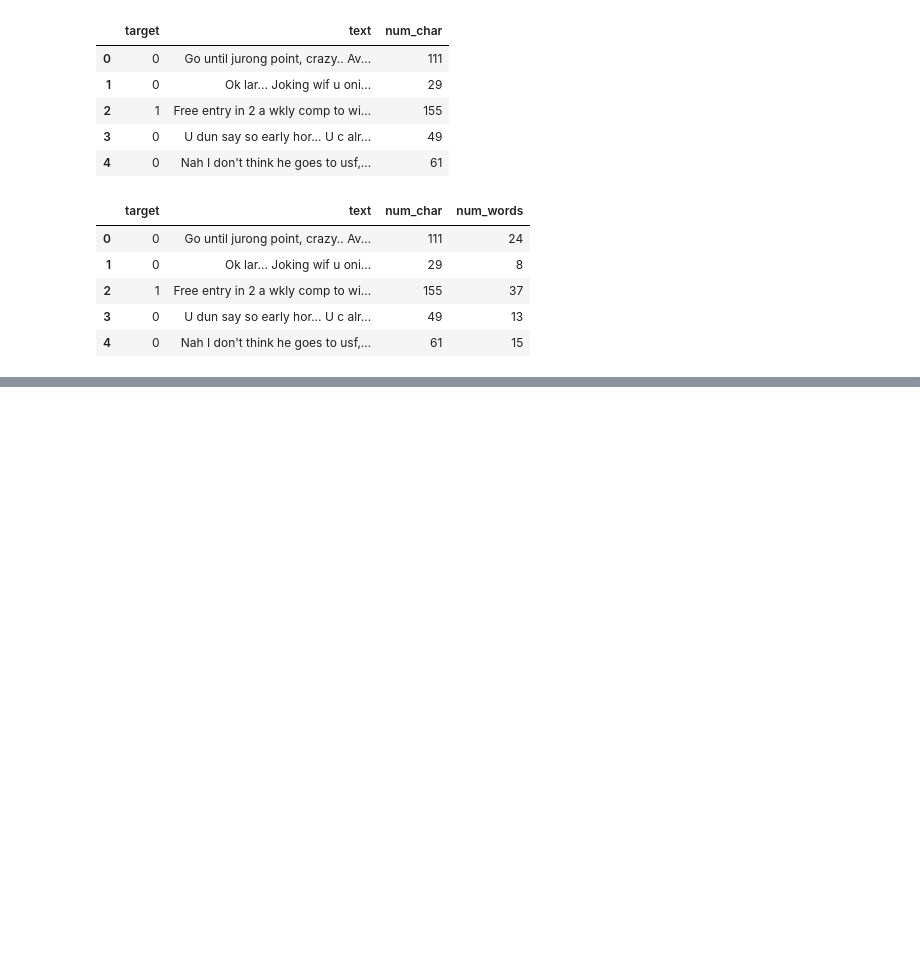
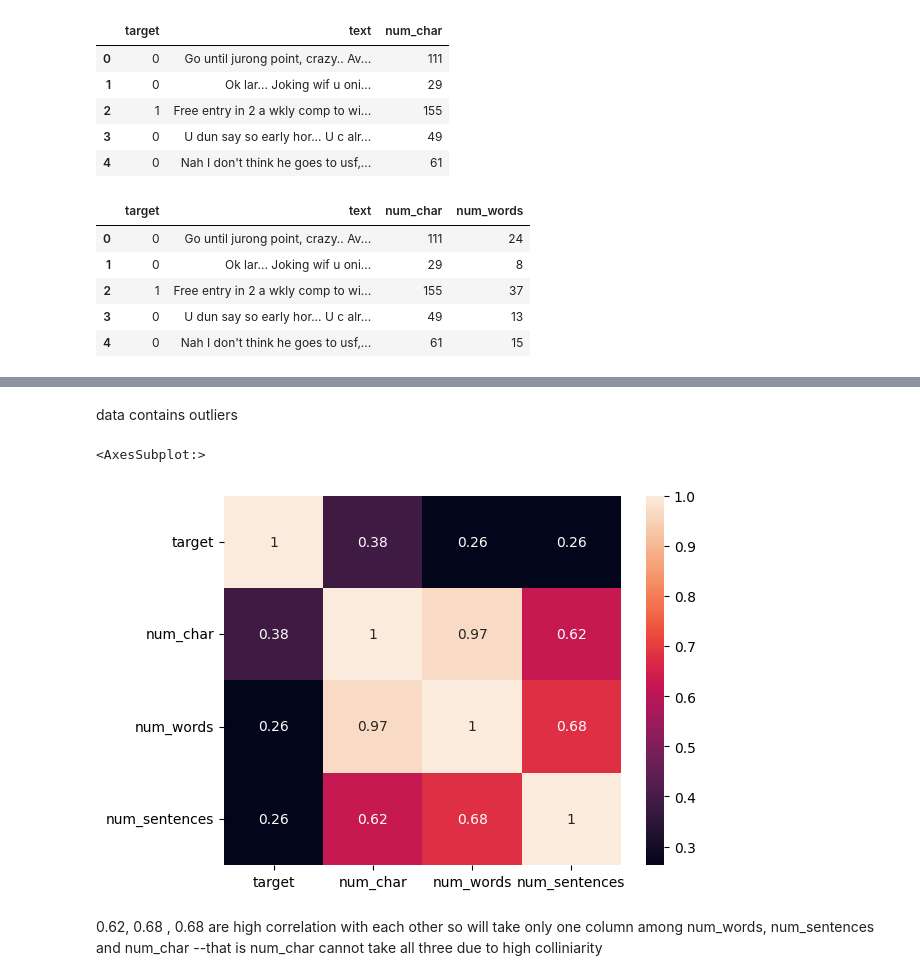
Before and after one commit to Sehaj-kahlon/Mail-Classification, a Jupyter notebook: mail_classifier.ipynb, the cells around one changed output, grey strips where cells are left out. Drawn from its saved outputs; the diff is of its cells as text; code cells hidden in the pictures; blank space fills up the shorter version.

Commit message:
data preprocessing

```diff
--- a/mail_classifier.ipynb
+++ b/mail_classifier.ipynb
@@ -142,0 +227,11 @@ df.head()
+# %% [markdown]
+data contains outliers
+# %%
+sns.heatmap(df.corr(), annot = True)
+# %% [output]
+<AxesSubplot:>
+[figure, added]
+# %% [markdown]
+0.62, 0.68 , 0.68 are high correlation with each other so will take only one column among num_words, num_sentences and num_char
+--that is num_char
+cannot take all three due to high colliniarity
```
Also changed, not shown: parts of 21 cells of this notebook.
